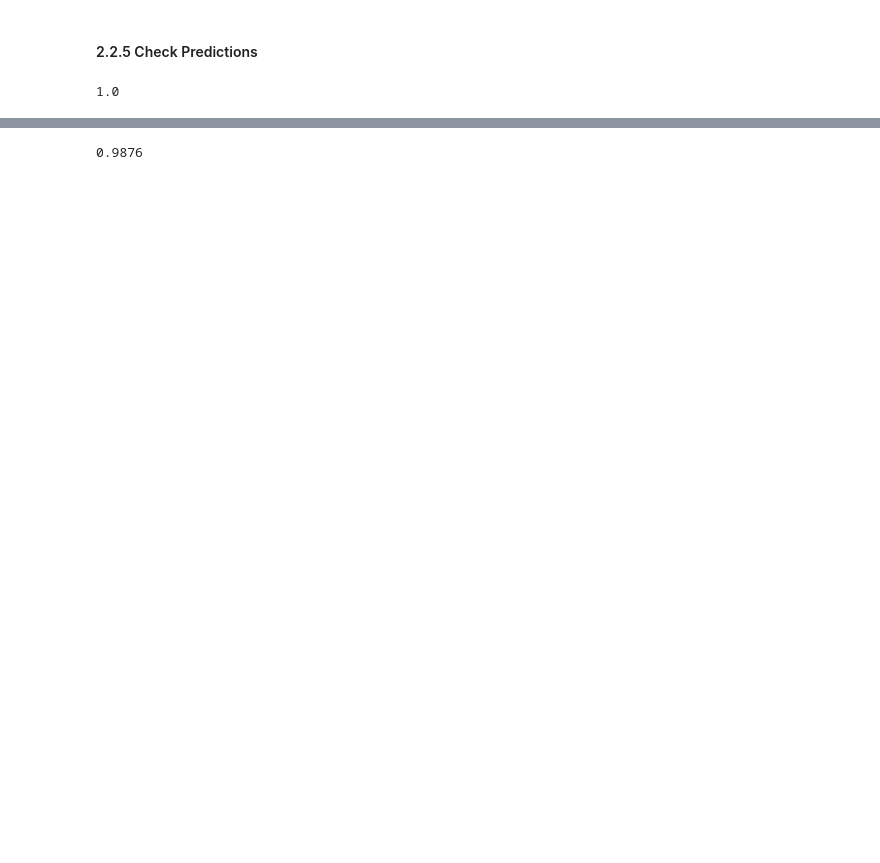
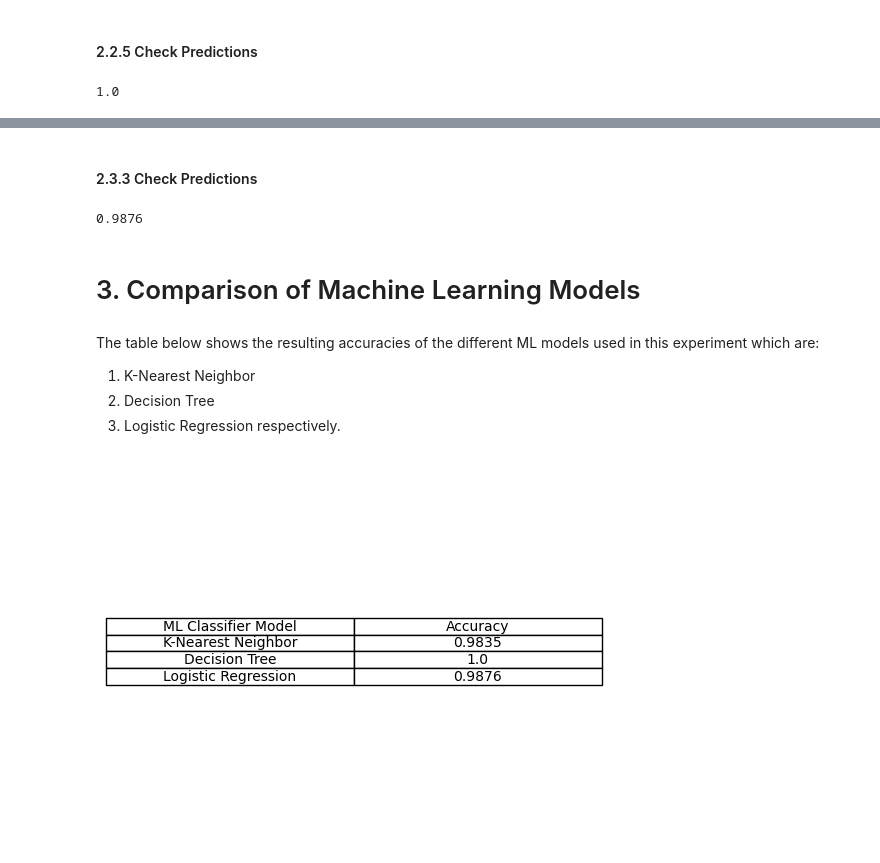
Before and after one commit to jm55/DLSU-Intelligent-Systems, a Jupyter notebook: Machine Learning/notebook-v2.ipynb, the cells around one changed output, grey strips where cells are left out. Drawn from its saved outputs; the diff is of its cells as text; code cells hidden in the pictures; blank space fills up the shorter version.

```diff
--- a/Machine Learning/notebook-v2.ipynb
+++ b/Machine Learning/notebook-v2.ipynb
@@ -238,7 +249,8 @@ y_pred = knn.predict(X_test)
 # %% [markdown]
 #### 2.1.4 Check Predictions
 # %%
-round(accuracy_score(y_test, y_pred),4)
+knn_accuracy = round(accuracy_score(y_test, y_pred),4)
+knn_accuracy
 # %% [output]
 0.9835
 # %% [markdown]
@@ -282,7 +294,8 @@ plt.show()
 # %% [markdown]
 #### 2.2.5 Check Predictions
 # %%
-round(accuracy_score(y_test, y_pred),4)
+dt_accuracy = round(accuracy_score(y_test, y_pred),4)
+dt_accuracy
 # %% [output]
 1.0
 # %% [markdown]
@@ -290,2 +305,3 @@ round(accuracy_score(y_test, y_pred),4)
 # %%
-lr_model = linear_model.LogisticRegression(penalty=None, verbose=True, max_iter=10000)
+lr_model = LogisticRegression(penalty=None, verbose=True, max_iter=10000, n_jobs=os.cpu_count())
+lr_model.fit(X, y)
@@ -298,6 +314,28 @@ LogisticRegression(max_iter=10000, penalty=None, verbose=True)
 # %%
 y_pred = lr_model.predict(X_test)
+# %% [markdown]
+#### 2.3.3 Check Predictions
 # %%
-round(accuracy_score(y_test, y_pred),4)
+lr_accuracy = round(accuracy_score(y_test, y_pred),4)
+lr_accuracy
 # %% [output]
 0.9876
+# %% [markdown]
+# 3. Comparison of Machine Learning Models
+# %% [markdown]
+The table below shows the resulting accuracies of the different ML models used in this experiment which are:
+1. K-Nearest Neighbor
+2. Decision Tree
+3. Logistic Regression respectively.
+# %%
+raw_accuracy = [['K-Nearest Neighbor', knn_accuracy],['Decision Tree', dt_accuracy],['Logistic Regression', lr_accuracy]]
+
+fig, axs = plt.subplots(1, 1)
+data = np.array(raw_accuracy)
+columns = ("ML Classifier Model", "Accuracy")
+axs.axis('tight')
+axs.axis('off')
+the_table = axs.table(cellText=data, colLabels=columns, loc='center', cellLoc='center')
+plt.show()
+# %% [output]
+[figure, added]
```
Also changed, not shown: parts of 17 cells of this notebook, 2 other files.
